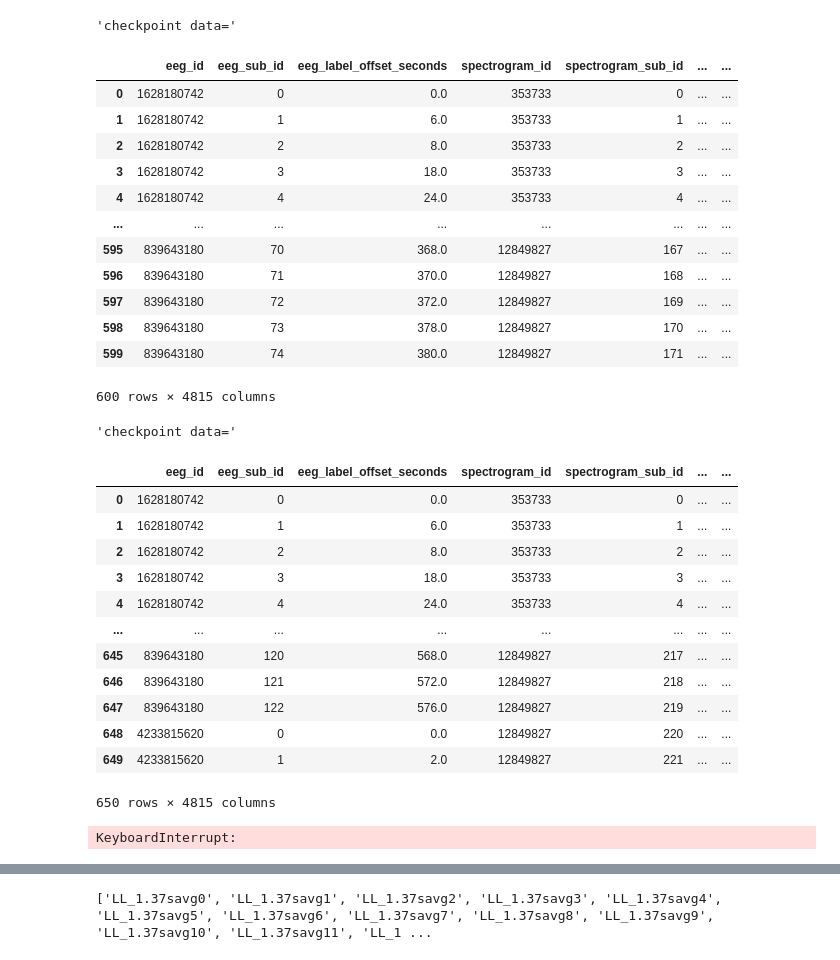
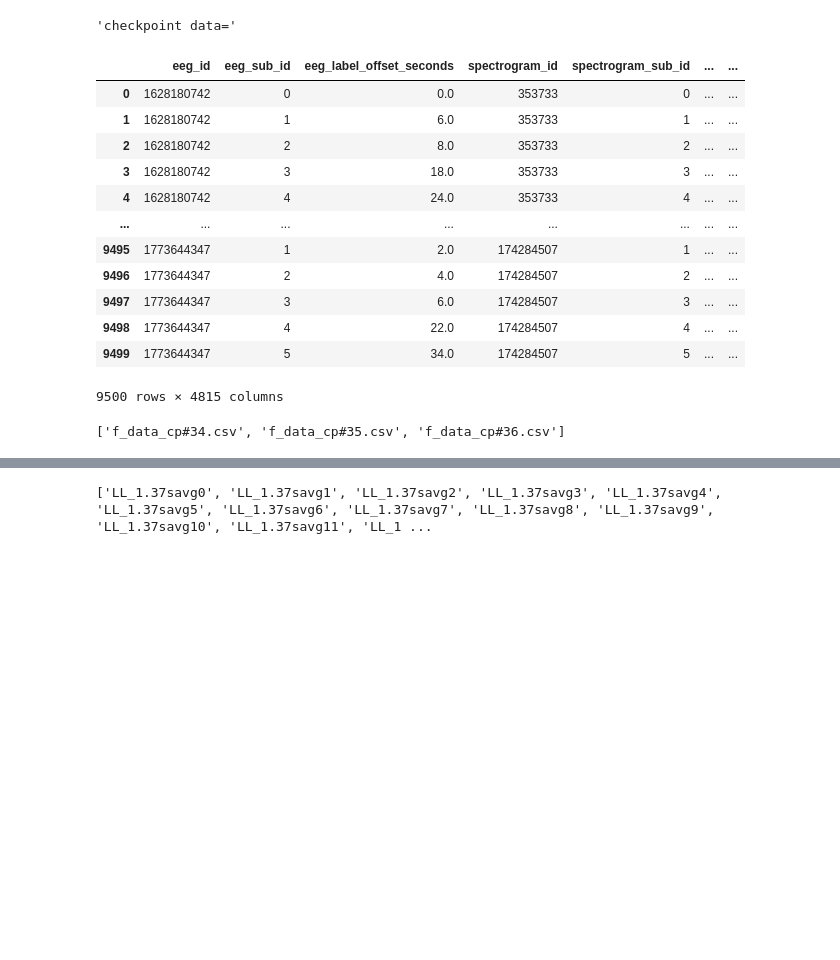
Before and after one commit to blur0b0t/kaggle_hms, a Jupyter notebook: format_data.ipynb, the cells around one changed output, grey strips where cells are left out. Cells and saved outputs as stored; diff of their text form; code cells hidden in the pictures; blank space fills up the shorter version.

```diff
--- a/format_data.ipynb
+++ b/format_data.ipynb
@@ -6,15 +6,3 @@ kaggle_temp="./kaggle/temp1"
 
 pd.set_option('display.max_rows', 10)
 pd.set_option('display.max_columns', 10)
-# %%
-cp_path=f'{kaggle_temp}/f_data_cp.csv'
-cp_size=50
-def checkpoint_data(f_data):
-    display("checkpoint data=",f_data)
-    f_data.to_csv(cp_path,index=False)
-def load_checkpoint_data():
-    try:
-        f_data=pd.read_csv(cp_path)
-        return f_data
-    except Exception as e:
-        return pd.DataFrame([])
@@ -38,66 +90,57 @@ tdf_avgs=pd.DataFrame()
 if len(f_data_cp)!=0:
     savgs_index=[i+1 for i in range(len(f_data_cp.columns)) if f_data_cp.columns[i]=='other_vote']
     tdf_avgs=f_data_cp.iloc[:,savgs_index[0]:]
+    savg_cols=tdf_avgs.columns
 for i in range(start_cp,len(f_data)):
     # checkpointing data
     if i%cp_size==0 :
         # t_df=pd.concat([f_data.iloc[start_cpi:i],tdf_avgs.iloc[max(i-start_cp-cp_size,0):].set_axis([i for i in range(start_cpi,i)])],axis=1)
         t_df=pd.concat([f_data.iloc[start_cpi:i],tdf_avgs.iloc[start_cpi:i]],axis=1)
         f_data_cp=pd.concat([f_data_cp,t_df],axis=0)
-        checkpoint_data(f_data_cp)
+        if i!=start_cp:
+            checkpoint_data(f_data_cp)
         start_cpi=i
 
     spect_id=f_data.loc[i,'spectrogram_id']
     # print(spect_id)
-    spect_data=pd.read_parquet(f"{kaggle_input}/{'train' if fi==0 else 'test'}_spectrograms/{spect_id}.parquet")
-    spect_cols=spect_data.columns
-    spect_cols=[spect_cols[i] for i in range(len(spect_cols)) if i%5==0 and i!=0]
-    # print(spect_cols)
-    # print(len(spect_cols))
-    rdf_avgs=pd.DataFrame()
-    for spect_col in spect_cols:
-        avgi=5
-        avgs=[sum(spect_data.loc[i:i+avgi,spect_col])/avgi for i in range(0,min(len(spect_data),300),avgi)]
-        # print(avgs)
-        # print(len(avgs))
-        df_avgs=pd.DataFrame([avgs],columns=[f'{spect_col}savg{t}' for t in range(len(avgs)) ])
-        rdf_avgs=pd.concat([rdf_avgs,df_avgs],axis=1)
+    if fi==0 and f_data.loc[i,'spectrogram_sub_id']!=0:
+        rdf_avgs=tdf_avgs.loc[i-1:i-1,savg_cols].copy()
+    else:
+        spect_data=pd.read_parquet(f"{kaggle_input}/{'train' if fi==0 else 'test'}_spectrograms/{spect_id}.parquet")
+        spect_cols=spect_data.columns
+        spect_cols=[spect_cols[i] for i in range(len(spect_cols)) if i%5==0 and i!=0]
+        # print(spect_cols)
+        # print(len(spect_cols))
+        rdf_avgs=pd.DataFrame()
+        for spect_col in spect_cols:
+            avgi=5
+            avgs=[sum(spect_data.loc[i:i+avgi,spect_col])/avgi for i in range(0,min(len(spect_data),300),avgi)]
+            # print(avgs)
+            # print(len(avgs))
+            df_avgs=pd.DataFrame([avgs],columns=[f'{spect_col}savg{t}' for t in range(len(avgs)) ])
+            rdf_avgs=pd.concat([rdf_avgs,df_avgs],axis=1)
     # display("rdf=",rdf_avgs)
     tdf_avgs=pd.concat([tdf_avgs,rdf_avgs],axis=0,ignore_index=True)
     savg_cols=tdf_avgs.columns.tolist()
     # display("tdf=",tdf_avgs)
 f_data=pd.concat([f_data,tdf_avgs],axis=1)
 
 
 # print(len(f_data.columns))
 f_data[:3]
 # %% [output]
 'checkpoint data='
 |  | eeg_id | eeg_sub_id | eeg_label_offset_seconds | spectrogram_id | spectrogram_sub_id | ... | ... |
 | 0 | 1628180742 | 0 | 0.0 | 353733 | 0 | ... | ... |
 | 1 | 1628180742 | 1 | 6.0 | 353733 | 1 | ... | ... |
 | 2 | 1628180742 | 2 | 8.0 | 353733 | 2 | ... | ... |
 | 3 | 1628180742 | 3 | 18.0 | 353733 | 3 | ... | ... |
 | 4 | 1628180742 | 4 | 24.0 | 353733 | 4 | ... | ... |
 | ... | ... | ... | ... | ... | ... | ... | ... |
-| 595 | 839643180 | 70 | 368.0 | 12849827 | 167 | ... | ... |
-| 596 | 839643180 | 71 | 370.0 | 12849827 | 168 | ... | ... |
-| 597 | 839643180 | 72 | 372.0 | 12849827 | 169 | ... | ... |
-| 598 | 839643180 | 73 | 378.0 | 12849827 | 170 | ... | ... |
-| 599 | 839643180 | 74 | 380.0 | 12849827 | 171 | ... | ... |
+| 9495 | 1773644347 | 1 | 2.0 | 174284507 | 1 | ... | ... |
+| 9496 | 1773644347 | 2 | 4.0 | 174284507 | 2 | ... | ... |
+| 9497 | 1773644347 | 3 | 6.0 | 174284507 | 3 | ... | ... |
+| 9498 | 1773644347 | 4 | 22.0 | 174284507 | 4 | ... | ... |
+| 9499 | 1773644347 | 5 | 34.0 | 174284507 | 5 | ... | ... |
-600 rows × 4815 columns
+9500 rows × 4815 columns
-'checkpoint data='
+['f_data_cp#34.csv', 'f_data_cp#35.csv', 'f_data_cp#36.csv']
-|  | eeg_id | eeg_sub_id | eeg_label_offset_seconds | spectrogram_id | spectrogram_sub_id | ... | ... |
-| 0 | 1628180742 | 0 | 0.0 | 353733 | 0 | ... | ... |
-| 1 | 1628180742 | 1 | 6.0 | 353733 | 1 | ... | ... |
-| 2 | 1628180742 | 2 | 8.0 | 353733 | 2 | ... | ... |
-| 3 | 1628180742 | 3 | 18.0 | 353733 | 3 | ... | ... |
-| 4 | 1628180742 | 4 | 24.0 | 353733 | 4 | ... | ... |
-| ... | ... | ... | ... | ... | ... | ... | ... |
-| 645 | 839643180 | 120 | 568.0 | 12849827 | 217 | ... | ... |
-| 646 | 839643180 | 121 | 572.0 | 12849827 | 218 | ... | ... |
-| 647 | 839643180 | 122 | 576.0 | 12849827 | 219 | ... | ... |
-| 648 | 4233815620 | 0 | 0.0 | 12849827 | 220 | ... | ... |
-| 649 | 4233815620 | 1 | 2.0 | 12849827 | 221 | ... | ... |
-650 rows × 4815 columns
-KeyboardInterrupt:
```
Also changed, not shown: parts of 5 cells of this notebook.
